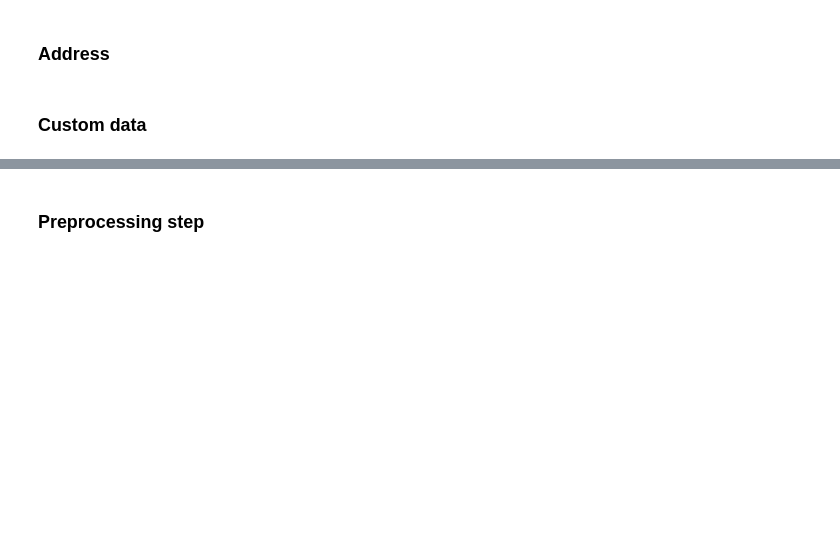
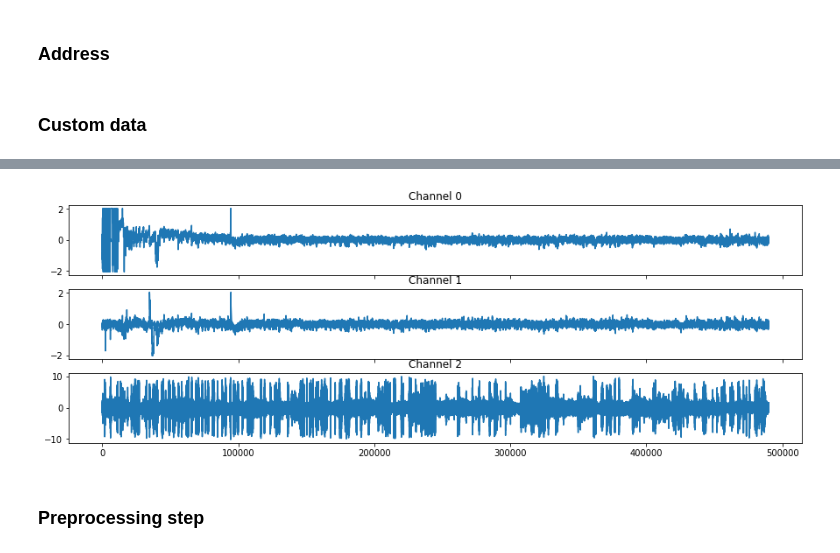
Before and after one commit to NimaMojtahedi/Automatic-sleep-EEG-scoring, a Jupyter notebook: notebook.ipynb, the cells around one changed output, grey strips where cells are left out. Drawn from its saved outputs; the diff is of its cells as text; code cells hidden in the pictures; blank space fills up the shorter version.

```diff
--- a/notebook.ipynb
+++ b/notebook.ipynb
@@ -68,3 +78,15 @@ auxilary data final size (2063, 10000, 3)   labels final size (2063,)
+# %%
+# check traces
+from_ = 10000
+to_ = 500000
+
+fig, axs = plt.subplots(ncols=1, nrows=3, sharex=True, figsize = (15,5))
+
+for i,ax in enumerate(axs):
+    ax.plot(eeg_files_info[0][from_:to_, i])
+    ax.set_title(f'Channel {i}')
+# %% [output]
+[figure, added]
 # %% [markdown]
 ### Preprocessing step
 # %%
```
Also changed, not shown: parts of 15 cells of this notebook.
